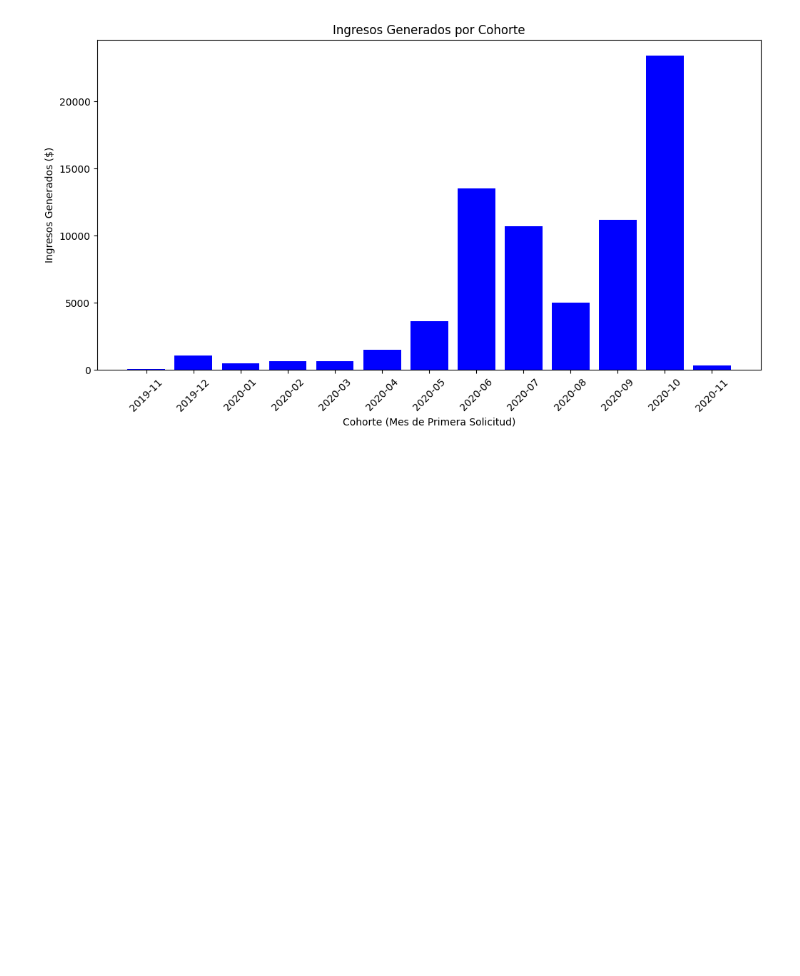
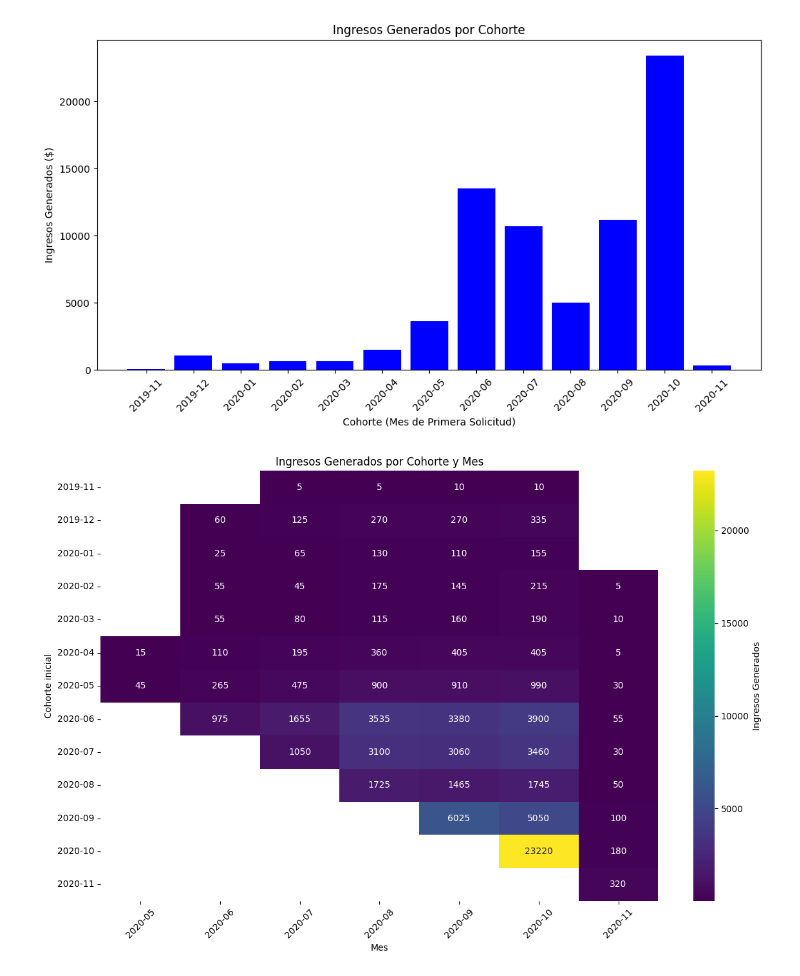
Before and after one commit to Intro-Analisis-Exploratorio-de-Datos/Project1, a Jupyter notebook: IncomeByCohort.ipynb, the cells around one changed output. Drawn from its saved outputs; the diff is of its cells as text; code cells hidden in the pictures; blank space fills up the shorter version.

Commit message:
added heatmap to income and incidents

```diff
--- a/IncomeByCohort.ipynb
+++ b/IncomeByCohort.ipynb
@@ -2,8 +2,8 @@
 import pandas as pd
 
 # Cargar los datos desde los archivos CSV
-cash_requests_df = pd.read_csv('../../project-1-ironhack-payments-es/project_dataset/extract - cash request - data analyst.csv')
-fees_df = pd.read_csv('../../project-1-ironhack-payments-es/project_dataset/extract - fees - data analyst - .csv')
+cash_requests_df = pd.read_csv('project_dataset/extract - cash request - data analyst.csv')
+fees_df = pd.read_csv('project_dataset/extract - fees - data analyst - .csv')
 
 # Convertir las columnas de fecha a datetime
 cash_requests_df['created_at'] = pd.to_datetime(cash_requests_df['created_at'], utc=True)
@@ -34,3 +48,29 @@ plt.xticks(rotation=45)
 plt.show()
 # %% [output]
 [figure]
+# %%
+import pandas as pd
+import matplotlib.pyplot as plt
+import seaborn as sns
+
+# Supongamos que 'created_at' es la fecha de la creación de la solicitud y 'cohort' es la cohorte basada en esta fecha
+# Asegúrate de que 'created_at' y 'cohort' están en el formato correcto
+fees_df['month'] = fees_df['created_at'].dt.to_period('M')
+
+# Agrupar por cohorte y mes para sumar los ingresos
+cohort_income_monthly = fees_df.groupby(['cohort', 'month'])['total_amount'].sum().reset_index()
+
+# Pivotear los datos para el mapa de calor
+pivot_income = cohort_income_monthly.pivot(index='cohort', columns='month', values='total_amount')
+# %%
+plt.figure(figsize=(12, 8))
+sns.heatmap(pivot_income, cmap='viridis', annot=True, fmt=".0f", cbar_kws={'label': 'Ingresos Generados'})
+plt.title('Ingresos Generados por Cohorte y Mes')
+plt.xlabel('Mes')
+plt.ylabel('Cohorte inicial')
+plt.xticks(rotation=45)
+plt.yticks(rotation=0)
+plt.tight_layout()
+plt.show()
+# %% [output]
+[figure, added]
```
Also changed, not shown: parts of 1 cell of this notebook.
